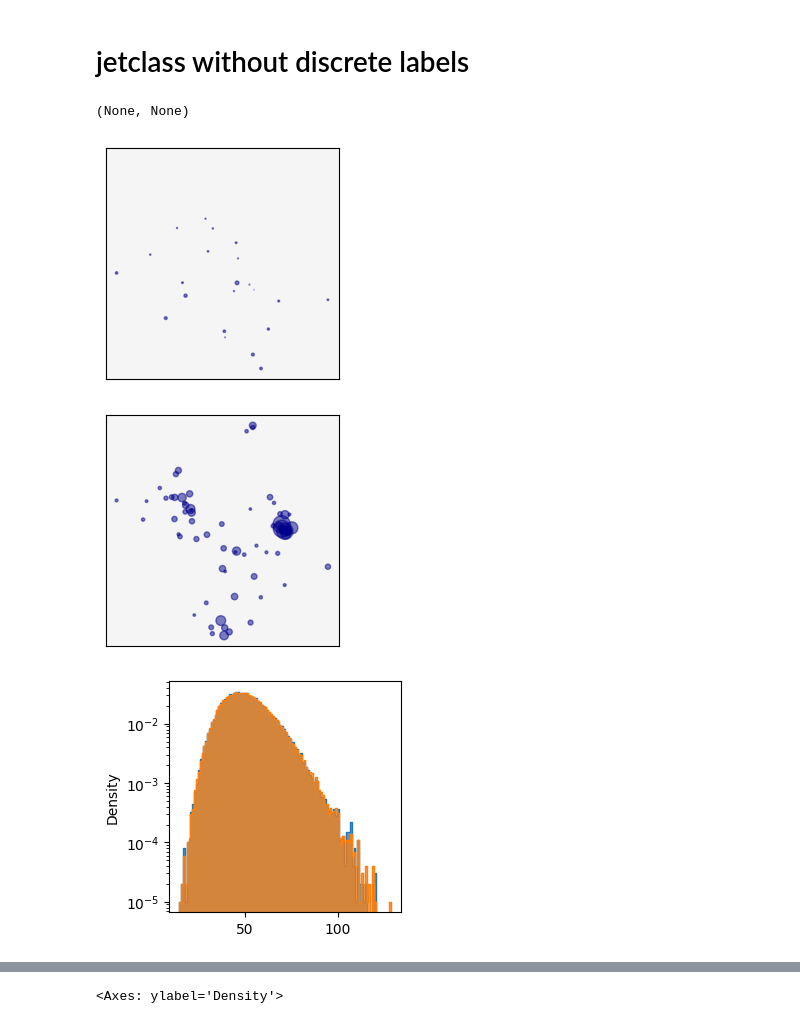
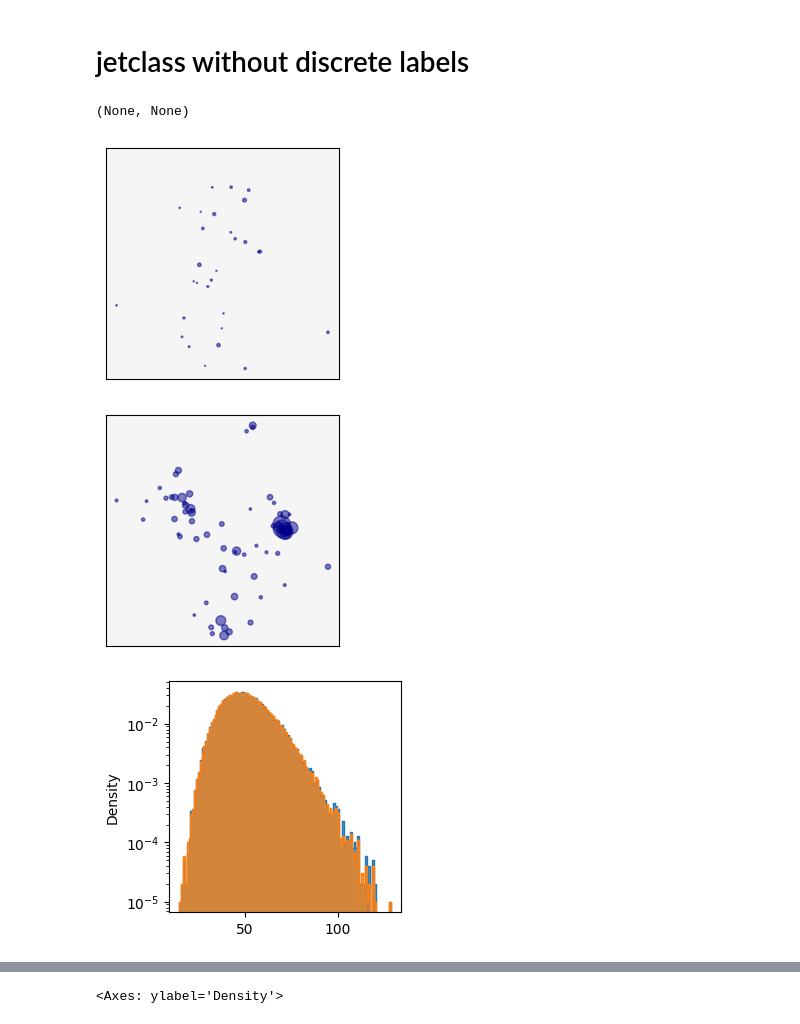
Before and after one commit to dfaroughy/CMB, a Jupyter notebook: experiments/jetclass/JetClass.ipynb, the cells around one changed output, grey strips where cells are left out. Saved outputs shown, nothing was run; the diff lists cells and outputs as text; code cells hidden in the pictures.

```diff
--- a/experiments/jetclass/JetClass.ipynb
+++ b/experiments/jetclass/JetClass.ipynb
@@ -403,11 +404,11 @@ class Config:
 # %%
 
 config = Config()
-jets = CouplingData(config=config, standardize=True)
+jets = CouplingData(config=config, standardize=False)
 jets.source.display_cloud(0), jets.target.display_cloud(0)
 # %% [output]
 (None, None)
-[figure, old version]
+[figure, new version]
 [figure]
 # %%
 fig,ax = plt.subplots(1,1,figsize=(3,3))
@@ -415,7 +416,7 @@ sns.histplot(jets.source.multiplicity, element="step", discrete=True,  ax=ax, st
 sns.histplot(jets.target.multiplicity, element="step", discrete=True,  ax=ax, stat='density', log_scale=(False, True))
 plt.show()
 # %% [output]
-[figure, old version]
+[figure, new version]
 # %%
 _, ax = plt.subplots(nrows=3, ncols=3, figsize=(8,6))
 
```
Also changed, not shown: parts of 2 cells of this notebook, 23 other files.
